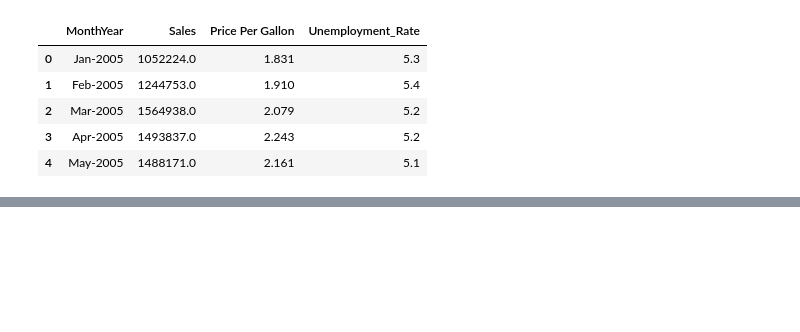
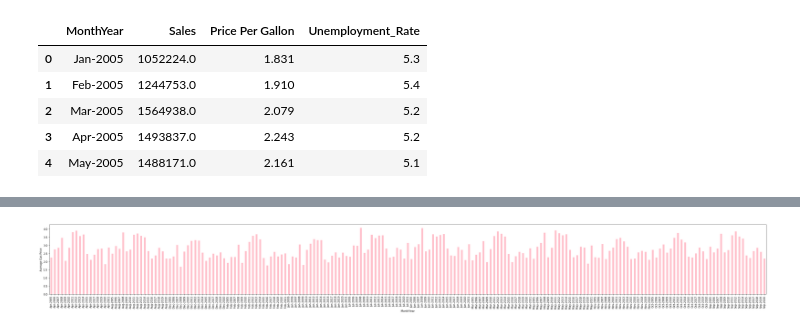
Before and after one commit to michelleherman13/auto-sales, a Jupyter notebook: data/Bargraphs.ipynb, the cells around one changed output, grey strips where cells are left out. Cells and saved outputs as stored; diff of their text form; code cells hidden in the pictures; blank space fills up the shorter version.

Commit message:
Review Graph files

```diff
--- a/data/Bargraphs.ipynb
+++ b/data/Bargraphs.ipynb
@@ -30,0 +41,3 @@ plt.show()
+# %%
+mean_gas_df = graph_df.groupby('MonthYear').mean()['Price Per Gallon']
+mean_gas_df.head()
@@ -30,0 +52,8 @@ plt.show()
+# %%
+mean_gas_df.plot(kind = "bar", color='pink', figsize=(50,5))
+plt.xlabel("MonthYear")
+plt.xticks(rotation=90)
+plt.ylabel("Average Gas Price")
+plt.show()
+# %% [output]
+[figure, added]
```
Also changed, not shown: parts of 19 cells of this notebook, 3 other files.
